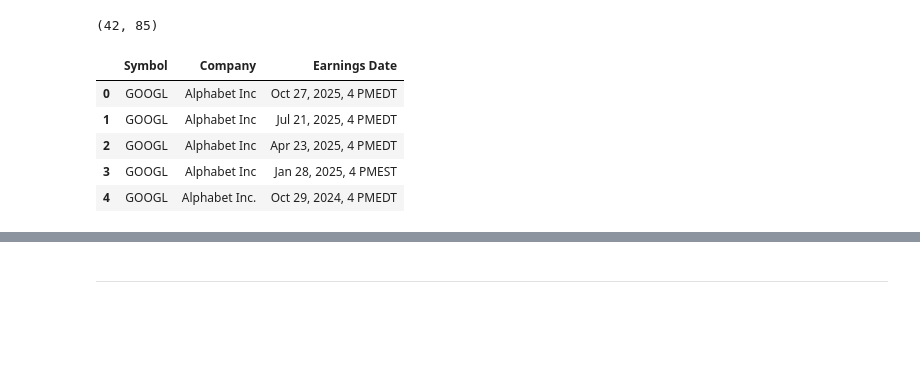
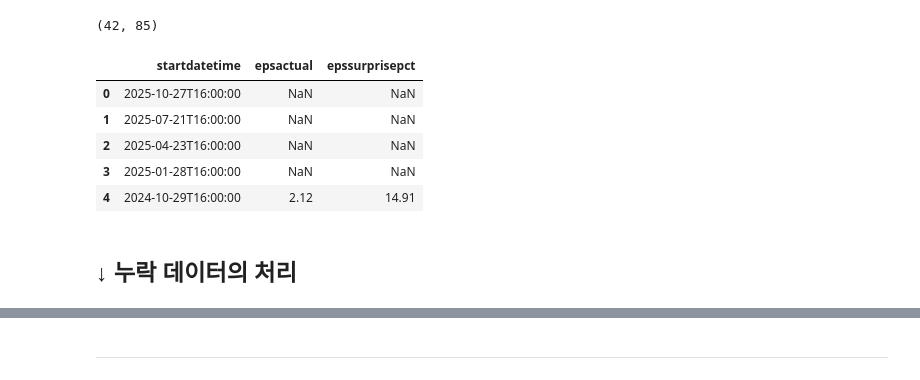
Before and after one commit to hajju0617/Data-Analysis-Study, a Jupyter notebook: pandas_numpy_data_processing.ipynb, the cells around one changed output, grey strips where cells are left out. Cells and saved outputs as stored; diff of their text form; code cells hidden in the pictures; blank space fills up the shorter version.

```diff
--- a/pandas_numpy_data_processing.ipynb
+++ b/pandas_numpy_data_processing.ipynb
@@ -30,2 +32,23 @@ GOOGL,Alphabet Inc.,"Jan 30, 2024, 4 PMEST",1.59,1.64,2.98
+# %%
+earning_df["startdatetime"] = earning_df['Earnings Date'].map(
+    lambda date_str: (datetime.strptime(date_str[:-3], "%b %d, %Y, %I %p")).strftime("%Y-%m-%dT%H:%M:%S")
+)
+# %%
+earning_df.rename(
+    {"Reported EPS": "epsactual",
+     "EPS Estimate": "epsestimate",
+     "Surprise(%)": "epssurprisepct"},
+    axis=1,
+    inplace=True)
+# %%
+earning_df["epsactual"] = earning_df["epsactual"].map(
+    lambda x: float(x)
+)
+earning_df["epsestimate"] = earning_df["epsestimate"].map(
+    lambda x: float(x)
+)
+earning_df["epssurprisepct"] = earning_df["epssurprisepct"].map(
+    lambda x: float(x)
+)
 # %%
 # head() : 데이터 프레임의 시작부를 출력.
@@ -285,14 +322,16 @@ len(earning_df.sample(frac=0.5)), len(earning_df)
 5
 (42, 85)
 # %%
-earning_df = earning_df[["Symbol",
-                         "Company",
-                         "Earnings Date"]]
+earning_df = earning_df[["startdatetime",
+                         "epsactual",
+                         "epssurprisepct"]]
 earning_df.head()
 # %% [output]
-|  | Symbol | Company | Earnings Date |
-| 0 | GOOGL | Alphabet Inc | Oct 27, 2025, 4 PMEDT |
-| 1 | GOOGL | Alphabet Inc | Jul 21, 2025, 4 PMEDT |
-| 2 | GOOGL | Alphabet Inc | Apr 23, 2025, 4 PMEDT |
-| 3 | GOOGL | Alphabet Inc | Jan 28, 2025, 4 PMEST |
-| 4 | GOOGL | Alphabet Inc. | Oct 29, 2024, 4 PMEDT |
+|  | startdatetime | epsactual | epssurprisepct |
+| 0 | 2025-10-27T16:00:00 | NaN | NaN |
+| 1 | 2025-07-21T16:00:00 | NaN | NaN |
+| 2 | 2025-04-23T16:00:00 | NaN | NaN |
+| 3 | 2025-01-28T16:00:00 | NaN | NaN |
+| 4 | 2024-10-29T16:00:00 | 2.12 | 14.91 |
+# %% [markdown]
+## ↓ 누락 데이터의 처리
```
Also changed, not shown: parts of 65 cells of this notebook.
